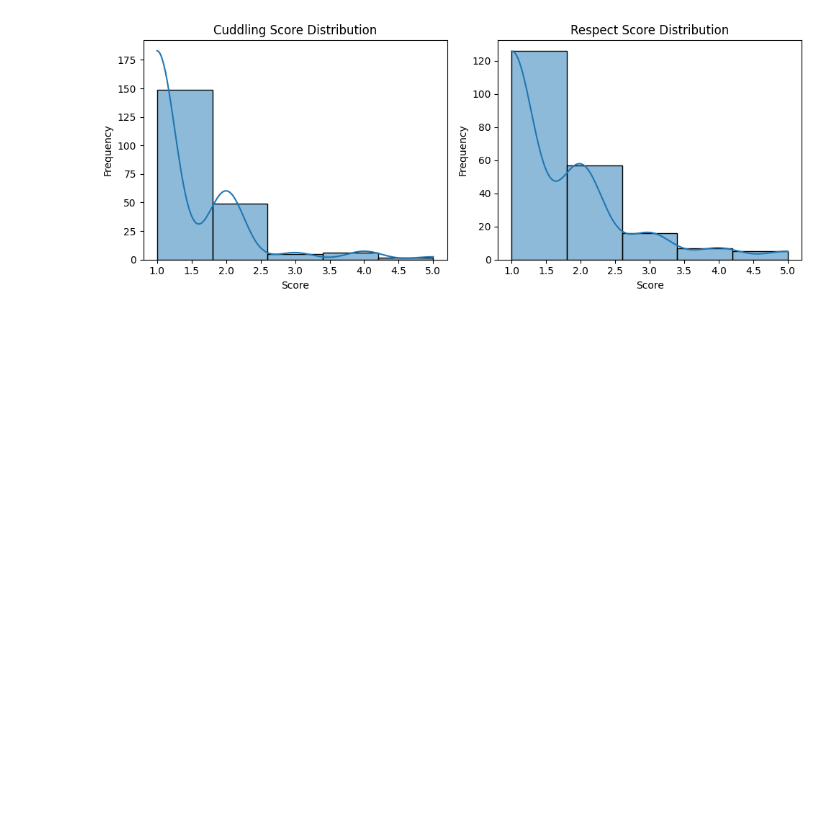
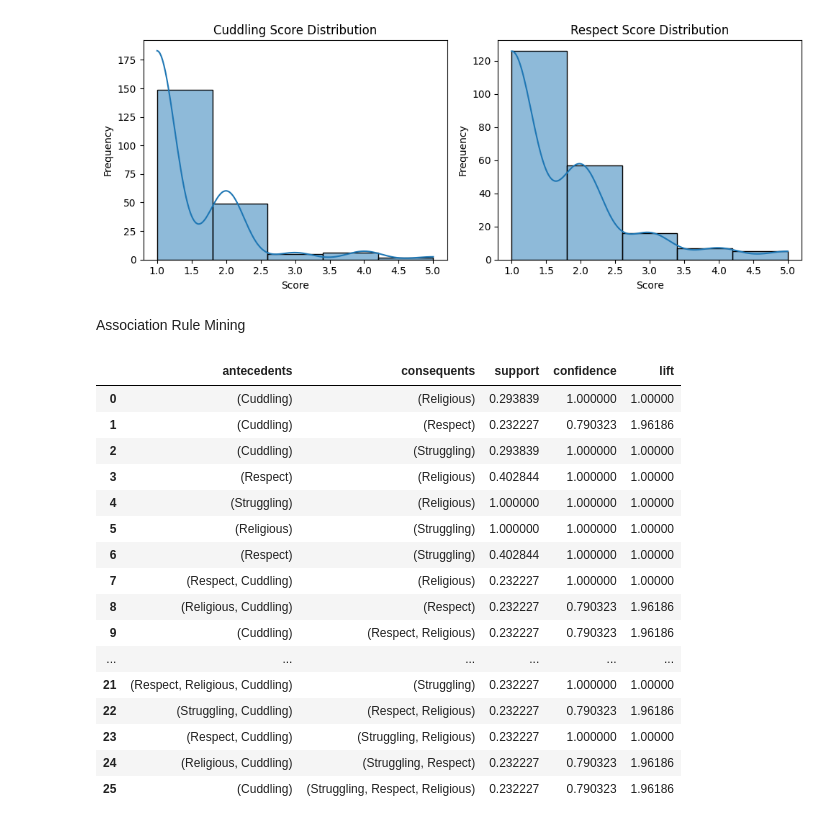
Before and after one commit to MelvinSiaw/Data-Mining, a Jupyter notebook: question3.ipynb, the cells around one changed output. Saved outputs shown, nothing was run; the diff lists cells and outputs as text; code cells hidden in the pictures; blank space fills up the shorter version.

```diff
--- a/question3.ipynb
+++ b/question3.ipynb
@@ -106,3 +106,63 @@ plt.tight_layout()
 plt.show()
 # %% [output]
 [figure]
+# %% [markdown]
+Association Rule Mining
+# %%
+# Step 0: Filter the dataset first
+religious_threshold = 5
+struggling_values = [4, 5]
+
+# Filter the original dataframe (make sure df is already loaded)
+filtered_df = df[
+    (df["Religiosity"] >= religious_threshold) &
+    (df["Material status"].isin(struggling_values))
+].copy()
+# %%
+# Step 0.5: Define the labeling function for transactions
+def label_transaction(row):
+    items = []
+    if row["Religiosity"] >= religious_threshold:
+        items.append("Religious")
+    if row["Material status"] in struggling_values:
+        items.append("Struggling")
+    if float(row["Unnamed: 16"]) >= 2:
+        items.append("Cuddling")
+    if float(row["Unnamed: 17"]) >= 2:
+        items.append("Respect")
+    return items
+# %%
+# Step 1: Apply transaction labeling
+transactions = filtered_df.apply(label_transaction, axis=1)
+
+# Step 2: Convert to binary matrix format
+from mlxtend.preprocessing import TransactionEncoder
+te = TransactionEncoder()
+te_ary = te.fit_transform(transactions)
+df_trans = pd.DataFrame(te_ary, columns=te.columns_)
+
+# Step 3: Run Apriori
+from mlxtend.frequent_patterns import apriori, association_rules
+frequent_itemsets = apriori(df_trans, min_support=0.1, use_colnames=True)
+
+# Step 4: Generate rules
+rules = association_rules(frequent_itemsets, metric="confidence", min_threshold=0.6)
+rules[['antecedents', 'consequents', 'support', 'confidence', 'lift']]
+# %% [output]
+|  | antecedents | consequents | support | confidence | lift |
+| 0 | (Cuddling) | (Religious) | 0.293839 | 1.000000 | 1.00000 |
+| 1 | (Cuddling) | (Respect) | 0.232227 | 0.790323 | 1.96186 |
+| 2 | (Cuddling) | (Struggling) | 0.293839 | 1.000000 | 1.00000 |
+| 3 | (Respect) | (Religious) | 0.402844 | 1.000000 | 1.00000 |
+| 4 | (Struggling) | (Religious) | 1.000000 | 1.000000 | 1.00000 |
+| 5 | (Religious) | (Struggling) | 1.000000 | 1.000000 | 1.00000 |
+| 6 | (Respect) | (Struggling) | 0.402844 | 1.000000 | 1.00000 |
+| 7 | (Respect, Cuddling) | (Religious) | 0.232227 | 1.000000 | 1.00000 |
+| 8 | (Religious, Cuddling) | (Respect) | 0.232227 | 0.790323 | 1.96186 |
+| 9 | (Cuddling) | (Respect, Religious) | 0.232227 | 0.790323 | 1.96186 |
+| ... | ... | ... | ... | ... | ... |
+| 21 | (Respect, Religious, Cuddling) | (Struggling) | 0.232227 | 1.000000 | 1.00000 |
+| 22 | (Struggling, Cuddling) | (Respect, Religious) | 0.232227 | 0.790323 | 1.96186 |
+| 23 | (Respect, Cuddling) | (Struggling, Religious) | 0.232227 | 1.000000 | 1.00000 |
+| 24 | (Religious, Cuddling) | (Struggling, Respect) | 0.232227 | 0.790323 | 1.96186 |
+| 25 | (Cuddling) | (Struggling, Respect, Religious) | 0.232227 | 0.790323 | 1.96186 |
```
